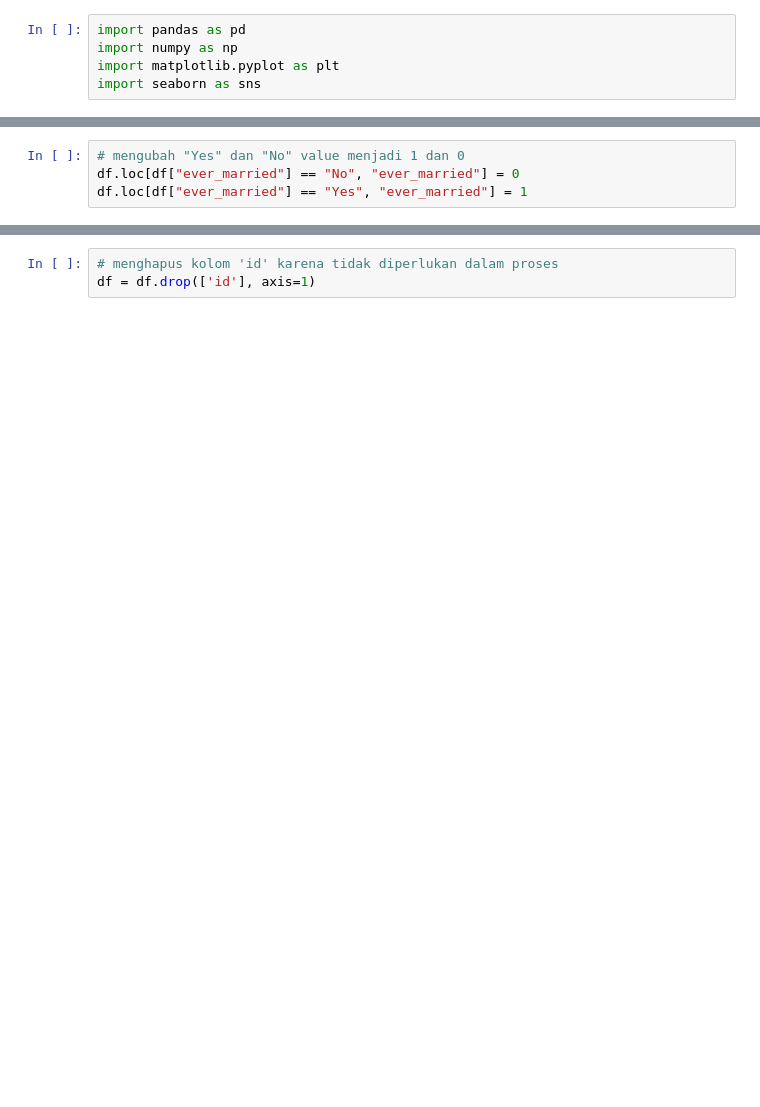
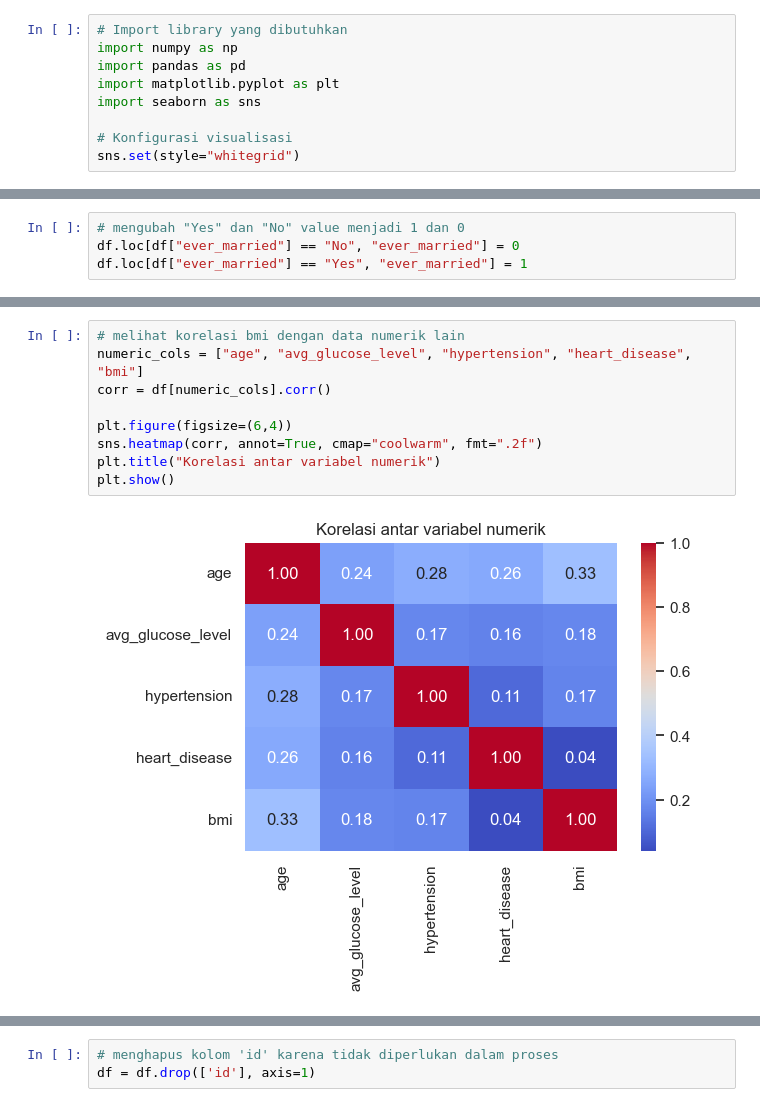
Before and after one commit to ruslialwin/stroke-analysis, a Jupyter notebook: stroke-analysis.ipynb, the cells around one changed output, grey strips where cells are left out. Cells and saved outputs as stored; diff of their text form; blank space fills up the shorter version.

```diff
--- a/stroke-analysis.ipynb
+++ b/stroke-analysis.ipynb
@@ -1,6 +7,10 @@
 # %%
+# Import library yang dibutuhkan
+import numpy as np
 import pandas as pd
-import numpy as np
 import matplotlib.pyplot as plt
 import seaborn as sns
+
+# Konfigurasi visualisasi
+sns.set(style="whitegrid")
 # %%
@@ -237,0 +220,11 @@ df.duplicated().sum()
+# %%
+# melihat korelasi bmi dengan data numerik lain
+numeric_cols = ["age", "avg_glucose_level", "hypertension", "heart_disease", "bmi"]
+corr = df[numeric_cols].corr()
+
+plt.figure(figsize=(6,4))
+sns.heatmap(corr, annot=True, cmap="coolwarm", fmt=".2f")
+plt.title("Korelasi antar variabel numerik")
+plt.show()
+# %% [output]
+[figure, added]
```
Also changed, not shown: parts of 53 cells of this notebook.
